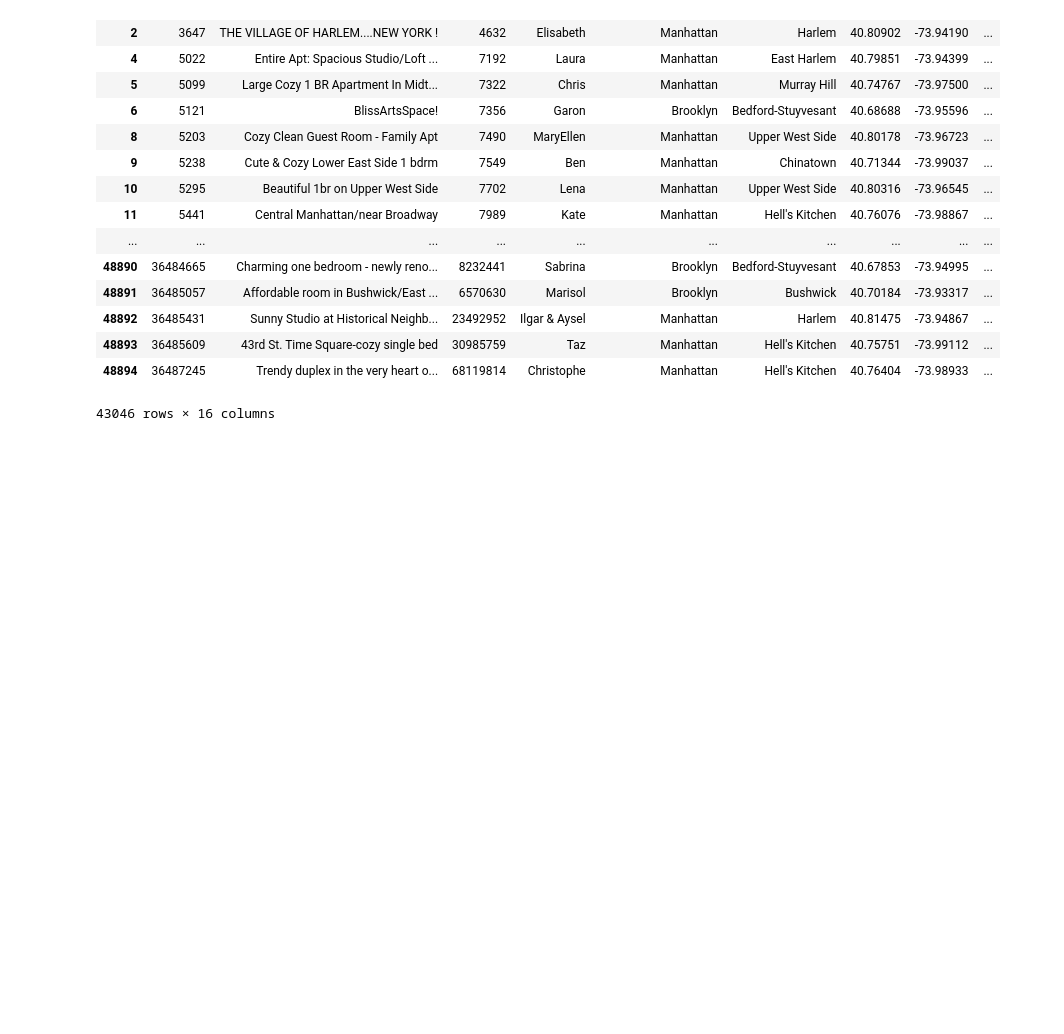
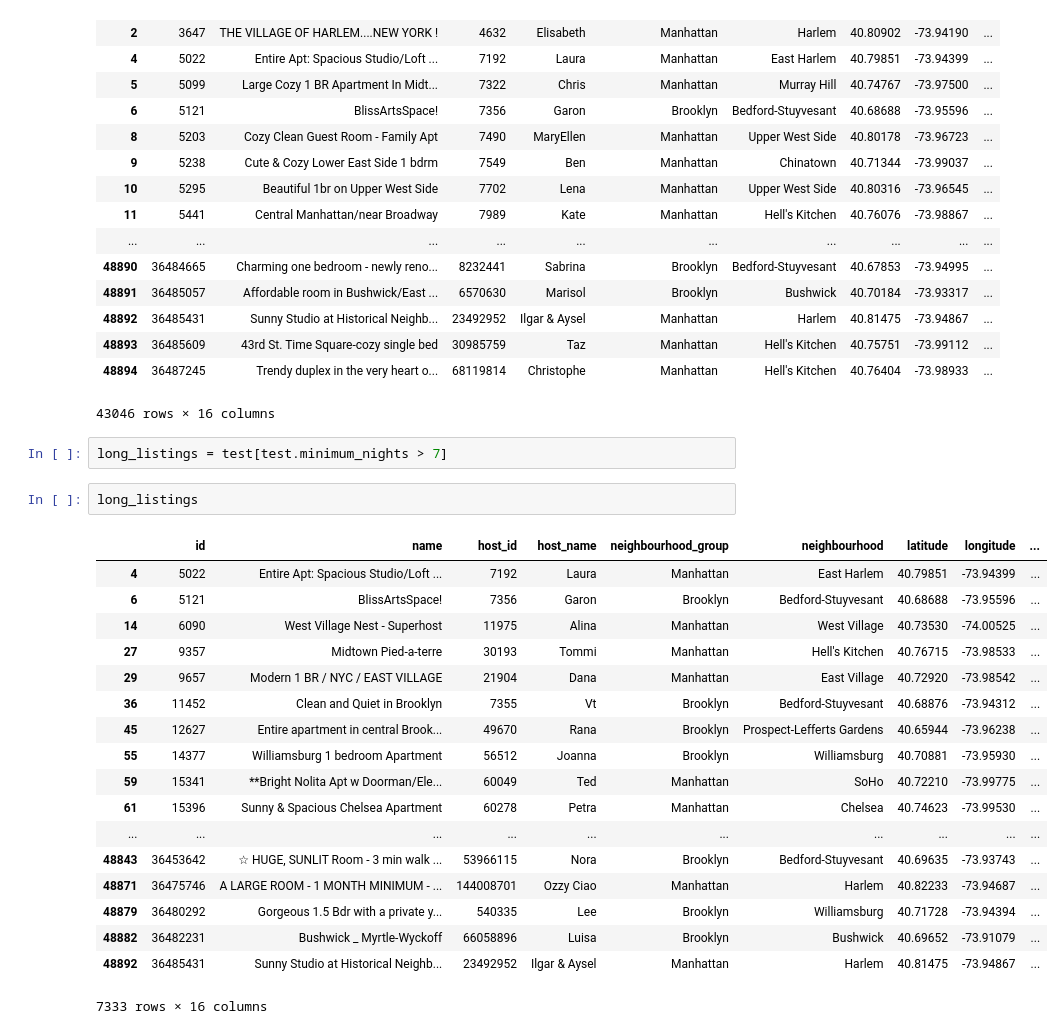
Before and after one commit to david-yang2/airbnb, a Jupyter notebook: EDA.ipynb, the cells around one changed output. Drawn from its saved outputs; the diff is of its cells as text; blank space fills up the shorter version.

Commit message:
long listings

```diff
--- a/EDA.ipynb
+++ b/EDA.ipynb
@@ -326,3 +326,26 @@ less_than_three
 | 48893 | 36485609 | 43rd St. Time Square-cozy single bed | 30985759 | Taz | Manhattan | Hell's Kitchen | 40.75751 | -73.99112 | ... |
 | 48894 | 36487245 | Trendy duplex in the very heart o... | 68119814 | Christophe | Manhattan | Hell's Kitchen | 40.76404 | -73.98933 | ... |
 43046 rows × 16 columns
+# %%
+long_listings = test[test.minimum_nights > 7]
+# %%
+long_listings
+# %% [output]
+|  | id | name | host_id | host_name | neighbourhood_group | neighbourhood | latitude | longitude | ... |
+| 4 | 5022 | Entire Apt: Spacious Studio/Loft ... | 7192 | Laura | Manhattan | East Harlem | 40.79851 | -73.94399 | ... |
+| 6 | 5121 | BlissArtsSpace! | 7356 | Garon | Brooklyn | Bedford-Stuyvesant | 40.68688 | -73.95596 | ... |
+| 14 | 6090 | West Village Nest - Superhost | 11975 | Alina | Manhattan | West Village | 40.73530 | -74.00525 | ... |
+| 27 | 9357 | Midtown Pied-a-terre | 30193 | Tommi | Manhattan | Hell's Kitchen | 40.76715 | -73.98533 | ... |
+| 29 | 9657 | Modern 1 BR / NYC / EAST VILLAGE | 21904 | Dana | Manhattan | East Village | 40.72920 | -73.98542 | ... |
+| 36 | 11452 | Clean and Quiet in Brooklyn | 7355 | Vt | Brooklyn | Bedford-Stuyvesant | 40.68876 | -73.94312 | ... |
+| 45 | 12627 | Entire apartment in central Brook... | 49670 | Rana | Brooklyn | Prospect-Lefferts Gardens | 40.65944 | -73.96238 | ... |
+| 55 | 14377 | Williamsburg 1 bedroom Apartment | 56512 | Joanna | Brooklyn | Williamsburg | 40.70881 | -73.95930 | ... |
+| 59 | 15341 | **Bright Nolita Apt w Doorman/Ele... | 60049 | Ted | Manhattan | SoHo | 40.72210 | -73.99775 | ... |
+| 61 | 15396 | Sunny & Spacious Chelsea Apartment | 60278 | Petra | Manhattan | Chelsea | 40.74623 | -73.99530 | ... |
+| ... | ... | ... | ... | ... | ... | ... | ... | ... | ... |
+| 48843 | 36453642 | ☆ HUGE, SUNLIT Room - 3 min walk ... | 53966115 | Nora | Brooklyn | Bedford-Stuyvesant | 40.69635 | -73.93743 | ... |
+| 48871 | 36475746 | A LARGE ROOM - 1 MONTH MINIMUM - ... | 144008701 | Ozzy Ciao | Manhattan | Harlem | 40.82233 | -73.94687 | ... |
+| 48879 | 36480292 | Gorgeous 1.5 Bdr with a private y... | 540335 | Lee | Brooklyn | Williamsburg | 40.71728 | -73.94394 | ... |
+| 48882 | 36482231 | Bushwick _ Myrtle-Wyckoff | 66058896 | Luisa | Brooklyn | Bushwick | 40.69652 | -73.91079 | ... |
+| 48892 | 36485431 | Sunny Studio at Historical Neighb... | 23492952 | Ilgar & Aysel | Manhattan | Harlem | 40.81475 | -73.94867 | ... |
+7333 rows × 16 columns
```
